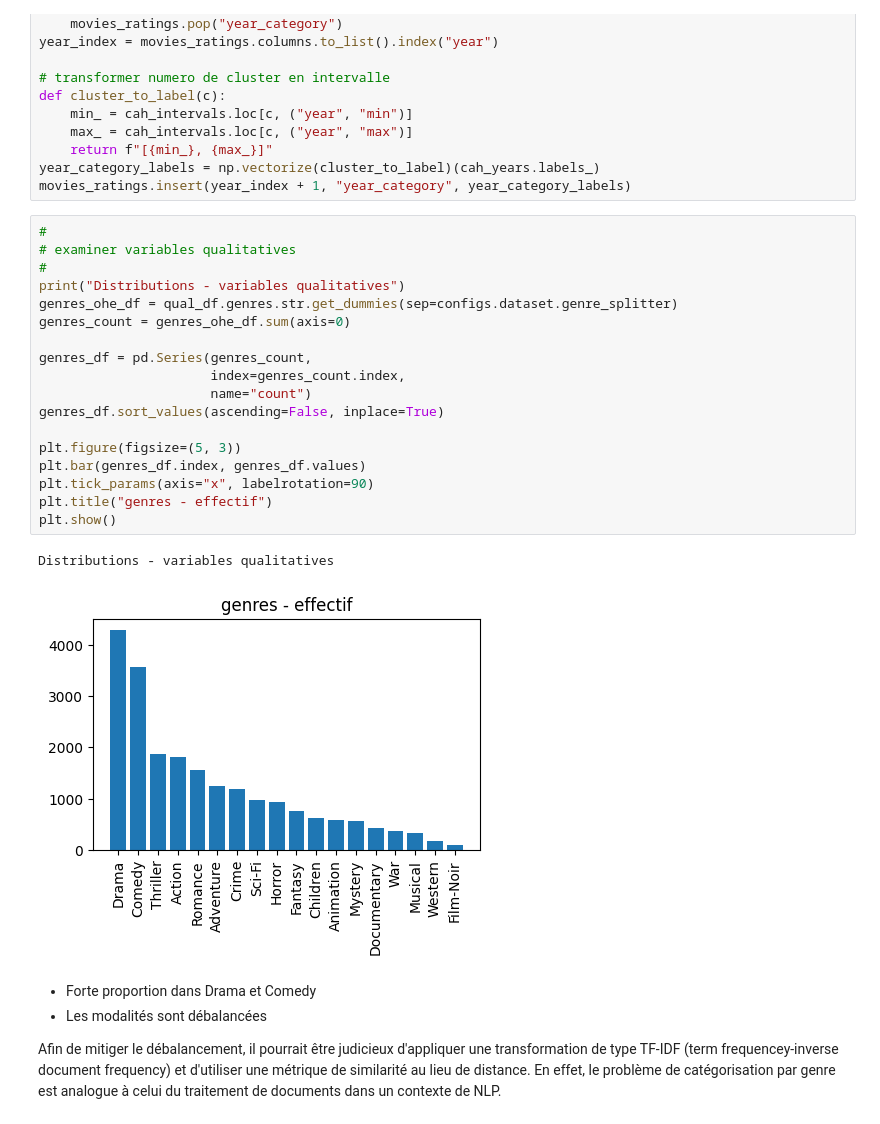
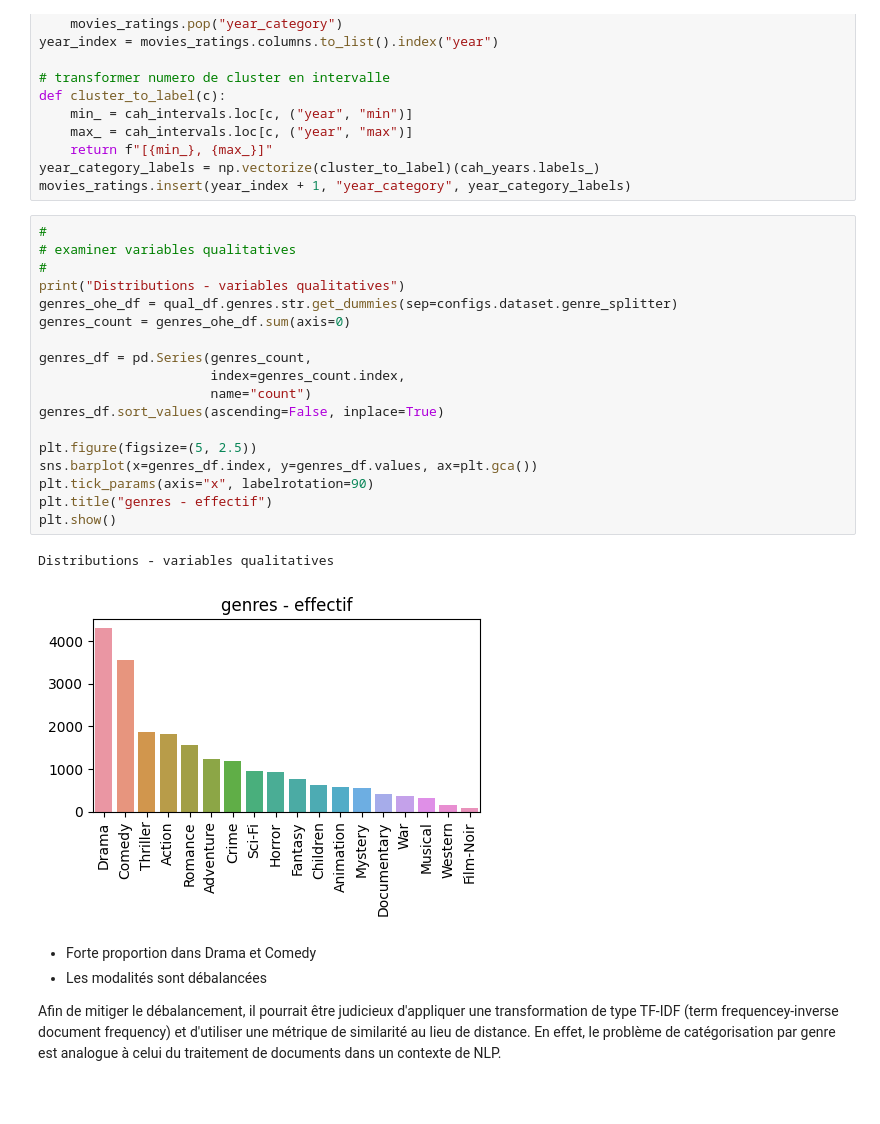
Before and after one commit to jfgagnon00/MovieLens, a Jupyter notebook: A56.ipynb, the cells around one changed output. Drawn from its saved outputs; the diff is of its cells as text; blank space fills up the shorter version.

```diff
--- a/A56.ipynb
+++ b/A56.ipynb
@@ -1161,24 +1119,24 @@ movies_ratings.insert(year_index + 1, "year_category", year_category_labels)
 # %%
 #
 # examiner variables qualitatives
 #
 print("Distributions - variables qualitatives")
 genres_ohe_df = qual_df.genres.str.get_dummies(sep=configs.dataset.genre_splitter)
 genres_count = genres_ohe_df.sum(axis=0)
 
 genres_df = pd.Series(genres_count,
                       index=genres_count.index,
                       name="count")
 genres_df.sort_values(ascending=False, inplace=True)
 
-plt.figure(figsize=(5, 3))
-plt.bar(genres_df.index, genres_df.values)
+plt.figure(figsize=(5, 2.5))
+sns.barplot(x=genres_df.index, y=genres_df.values, ax=plt.gca())
 plt.tick_params(axis="x", labelrotation=90)
 plt.title("genres - effectif")
 plt.show()
 # %% [output]
 Distributions - variables qualitatives
-[figure, old version]
+[figure, new version]
 # %% [markdown]
 * Forte proportion dans Drama et Comedy
 * Les modalités sont débalancées
```
Also changed, not shown: parts of 27 cells of this notebook, 1 other file.
